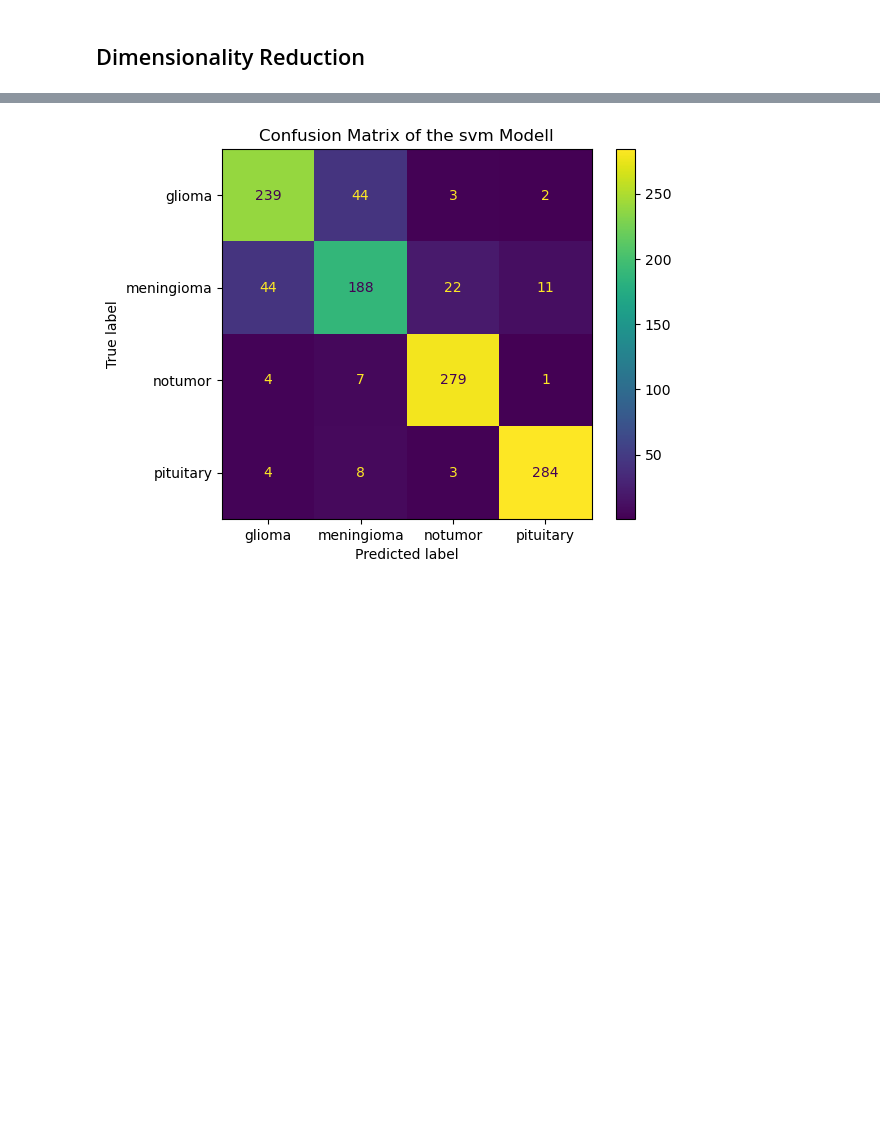
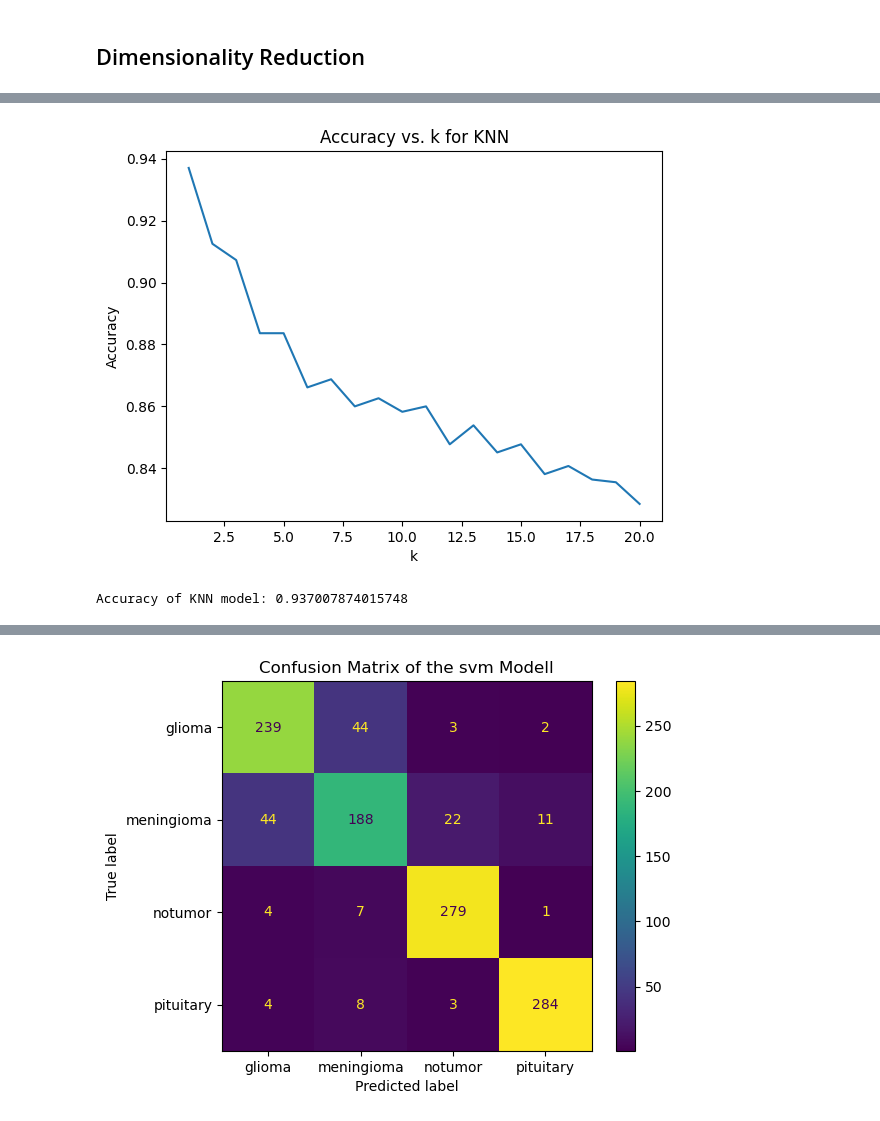
Before and after one commit to bassantmedhat/Brain-Tumor-Classification, a Jupyter notebook: model.ipynb, the cells around one changed output, grey strips where cells are left out. Drawn from its saved outputs; the diff is of its cells as text; code cells hidden in the pictures; blank space fills up the shorter version.

```diff
--- a/model.ipynb
+++ b/model.ipynb
@@ -273,0 +264,36 @@ Accuracy 0.9343832020997376
+# %%
+k_values = range(1, 21)
+accuracies = []
+for k in k_values:
+    knn = KNeighborsClassifier(n_neighbors=k)
+    knn.fit(X_train, y_train)
+    accuracy = knn.score(x_test, y_test)
+    accuracies.append(accuracy)
+
+# Plot the accuracies for each k value
+plt.plot(k_values, accuracies)
+plt.xlabel('k')
+plt.ylabel('Accuracy')
+plt.title('Accuracy vs. k for KNN')
+plt.show()
+# %% [output]
+[figure, added]
+# %%
+# train with knn model
+knn = KNeighborsClassifier(n_neighbors=best_k)
+knn.fit(X_train,y_train)
+
+y_pred_knn = knn.predict(x_test)
+accuracy_knn = accuracy_score(y_test, y_pred_knn)
+
+val_knn = r2_score(y_test, y_pred_knn)*100
+print("Accuracy of KNN model:", accuracy_knn)
+
+cm_knn = confusion_matrix(y_test,y_pred_knn)
+
+
+
+recall_knn = cm_knn[0][0]/(cm_knn[0][0] +cm_knn[0][1])
+precision_knn= cm_knn[0][0]/(cm_knn[0][0]+cm_knn[1][1])
+# %% [output]
+Accuracy of KNN model: 0.937007874015748
```
Also changed, not shown: parts of 26 cells of this notebook.
